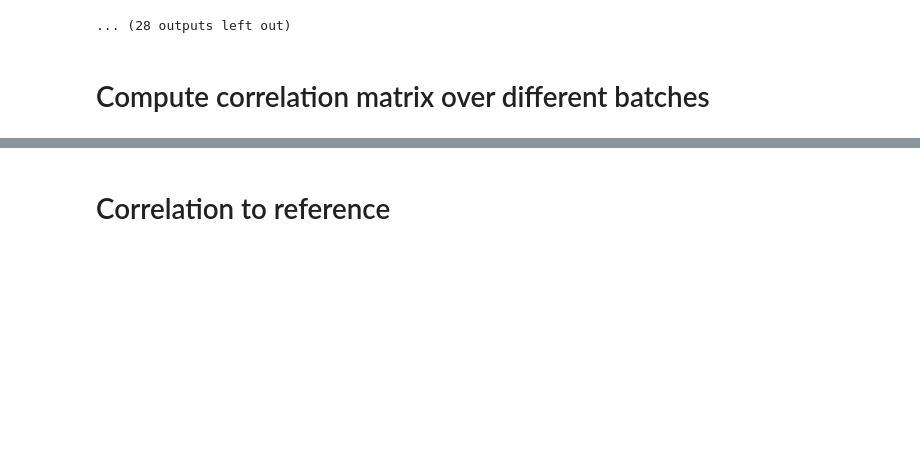
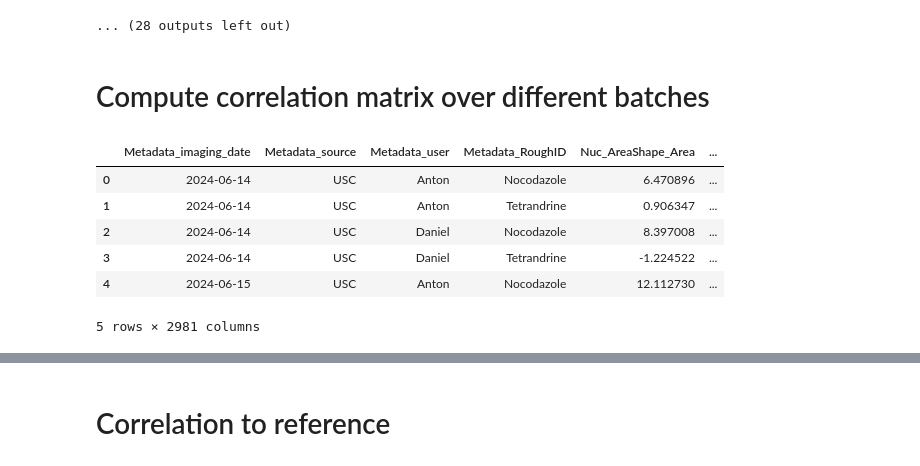
Before and after one commit to schmiedc/ECBL_quality_control, a Jupyter notebook: 04_Interplate_analysis.ipynb, the cells around one changed output, grey strips where cells are left out. Saved outputs shown, nothing was run; the diff lists cells and outputs as text; code cells hidden in the pictures; blank space fills up the shorter version.

```diff
--- a/04_Interplate_analysis.ipynb
+++ b/04_Interplate_analysis.ipynb
@@ -212,3 +219,13 @@ Error: directory cannot be created
+# %%
+source_pos_ctrl_mean.head()
+# %% [output]
+|  | Metadata_imaging_date | Metadata_source | Metadata_user | Metadata_RoughID | Nuc_AreaShape_Area | ... |
+| 0 | 2024-06-14 | USC | Anton | Nocodazole | 6.470896 | ... |
+| 1 | 2024-06-14 | USC | Anton | Tetrandrine | 0.906347 | ... |
+| 2 | 2024-06-14 | USC | Daniel | Nocodazole | 8.397008 | ... |
+| 3 | 2024-06-14 | USC | Daniel | Tetrandrine | -1.224522 | ... |
+| 4 | 2024-06-15 | USC | Anton | Nocodazole | 12.112730 | ... |
+5 rows × 2981 columns
 # %%
 columns_to_drop = [
     'Metadata_source',
```
Also changed, not shown: parts of 4 cells of this notebook, 4 other files.
